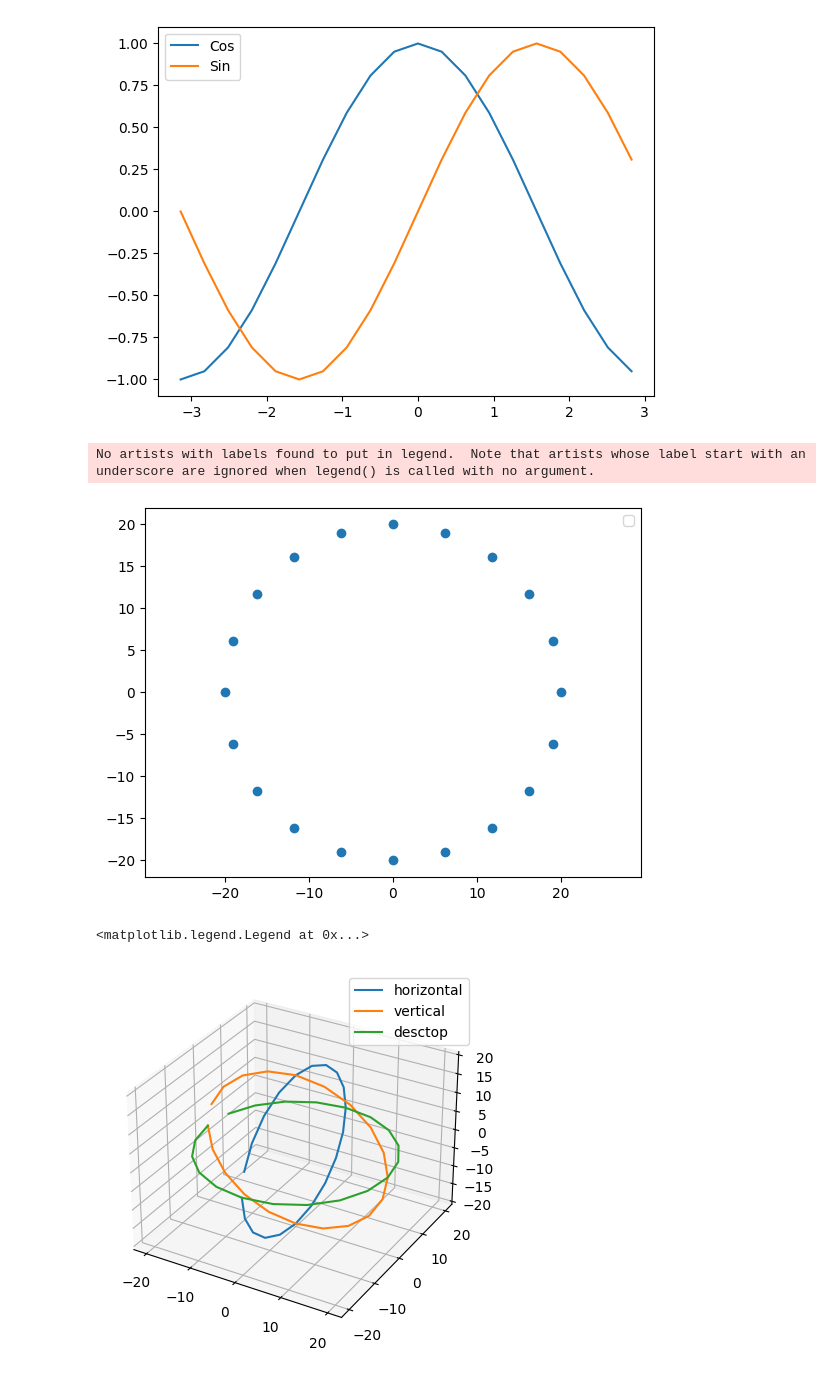
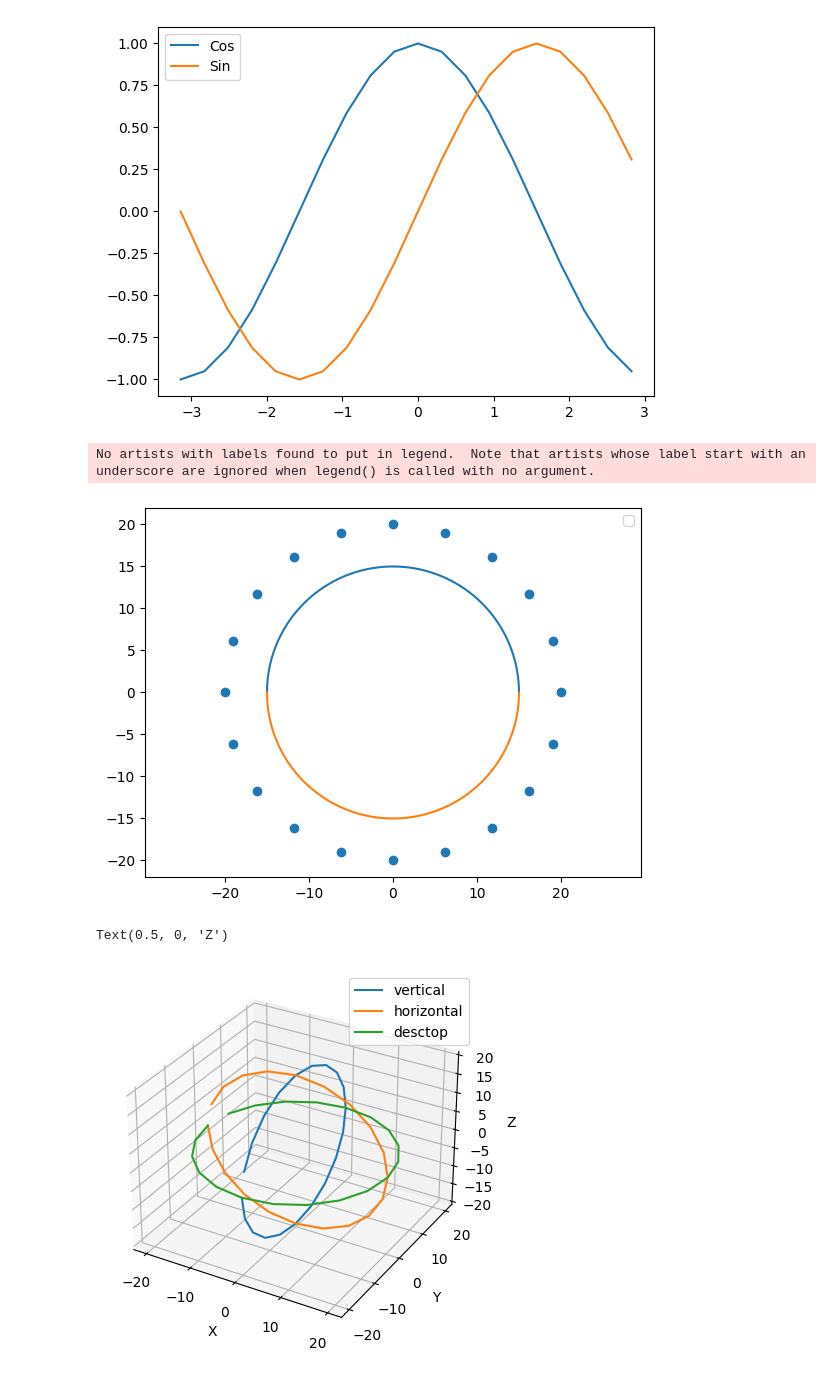
Before and after one commit to vbekasov/cpp, a Jupyter notebook: school-math.ipynb, the cells around one changed output. Cells and saved outputs as stored; diff of their text form; code cells hidden in the pictures.

```diff
--- a/school-math.ipynb
+++ b/school-math.ipynb
@@ -24,30 +24,39 @@ plt.show()
 # %% [output]
 [figure]
 # %%
+r1 = 15
+x1 = np.arange(-1*r1, r1+0.01, 0.01)
+y1 = np.sqrt(abs(r1*r1 - x1*x1))
+
 x = r * x
 y = r * y
 
 fig, ax = plt.subplots()
 ax.scatter(x, y)
+ax.plot(x1, y1)
+ax.plot(x1, -1*y1)
 ax.axis('equal')
 leg = ax.legend();
 # %% [output]
 No artists with labels found to put in legend.  Note that artists whose label start with an underscore are ignored when legend() is called with no argument.
-[figure, old version]
+[figure, new version]
 # %%
 import matplotlib as mpl
 from mpl_toolkits.mplot3d import Axes3D
 
 mpl.rcParams['legend.fontsize'] = 10
 
 fig = plt.figure()
-ax = fig.gca(projection='3d')
-z = -1 * r * np.cos(np.arange(-pi, pi, pi/10))
-ax.plot(np.zeros(x.shape), x, y, label='horizontal')
-ax.plot(x, np.zeros(x.shape), y, label='vertical')
+ax = fig.add_subplot(projection='3d')
+#ax = fig.gca(projection='3d')
+ax.plot(np.zeros(x.shape), x, y, label='vertical')
+ax.plot(x, np.zeros(x.shape), y, label='horizontal')
 ax.plot(x, y, np.zeros(x.shape), label='desctop')
 
 ax.legend()
+ax.set_xlabel(r'X')
+ax.set_ylabel(r'Y')
+ax.set_zlabel(r'Z')
 # %% [output]
-<matplotlib.legend.Legend at 0x...>
+Text(0.5, 0, 'Z')
-[figure, old version]
+[figure, new version]
```
Also changed, not shown: parts of 3 cells of this notebook.
